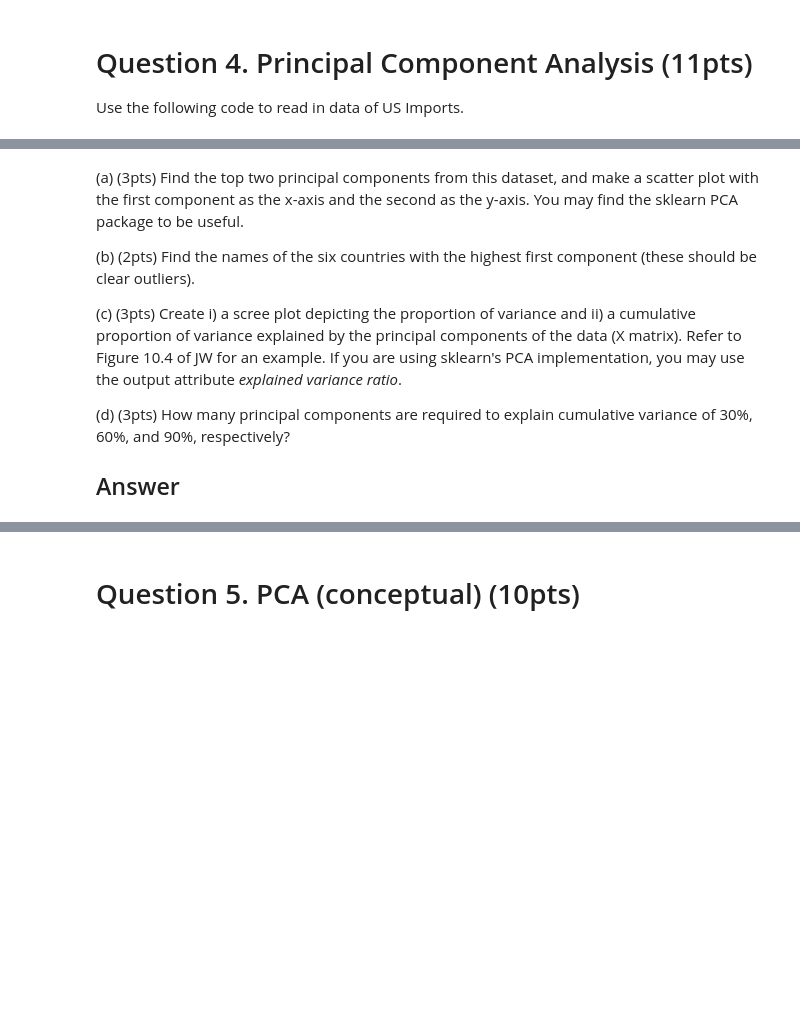
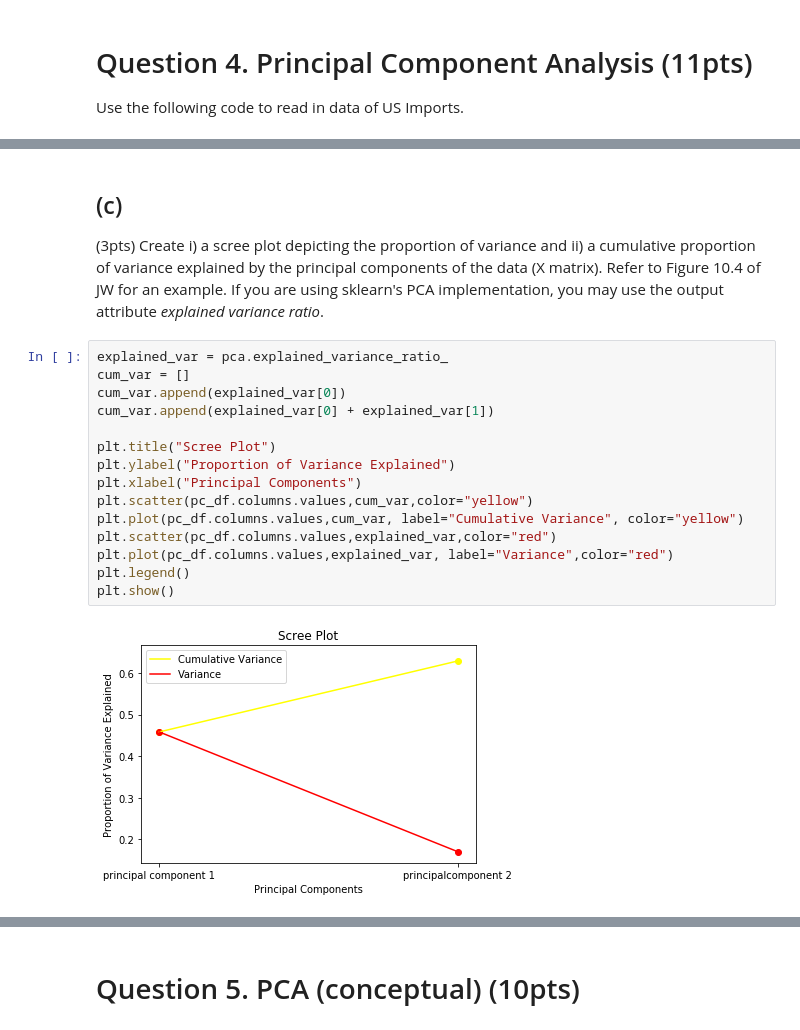
Before and after one commit to jsigee87/data_science_principles, a Jupyter notebook: hw_2/HW2.ipynb, the cells around one changed output, grey strips where cells are left out. Drawn from its saved outputs; the diff is of its cells as text; blank space fills up the shorter version.

```diff
--- a/hw_2/HW2.ipynb
+++ b/hw_2/HW2.ipynb
@@ -578,10 +615,20 @@ df.iloc[:5,:5]
 # %% [markdown]
-(a) (3pts) Find the top two principal components from this dataset, and make a scatter plot with the first component as the x-axis and the second as the y-axis. You may find the sklearn PCA package to be useful.
-
-(b) (2pts) Find the names of the six countries with the highest first component (these should be clear outliers).
-
-(c) (3pts) Create i) a scree plot depicting the proportion of variance and ii) a cumulative proportion of variance explained by the principal components of the data (X matrix).  Refer to Figure 10.4 of JW for an example.  If you are using sklearn's PCA implementation, you may use the output attribute *explained variance ratio*.
-
-(d) (3pts) How many principal components are required to explain cumulative variance of 30%, 60%, and 90%, respectively?
-
-## Answer
+## (c)
+(3pts) Create i) a scree plot depicting the proportion of variance and ii) a cumulative proportion of variance explained by the principal components of the data (X matrix).  Refer to Figure 10.4 of JW for an example.  If you are using sklearn's PCA implementation, you may use the output attribute *explained variance ratio*.
+# %%
+explained_var = pca.explained_variance_ratio_
+cum_var = []
+cum_var.append(explained_var[0])
+cum_var.append(explained_var[0] + explained_var[1])
+
+plt.title("Scree Plot")
+plt.ylabel("Proportion of Variance Explained")
+plt.xlabel("Principal Components")
+plt.scatter(pc_df.columns.values,cum_var,color="yellow")
+plt.plot(pc_df.columns.values,cum_var, label="Cumulative Variance", color="yellow")
+plt.scatter(pc_df.columns.values,explained_var,color="red")
+plt.plot(pc_df.columns.values,explained_var, label="Variance",color="red")
+plt.legend()
+plt.show()
+# %% [output]
+[figure, added]
```
Also changed, not shown: parts of 10 cells of this notebook.
